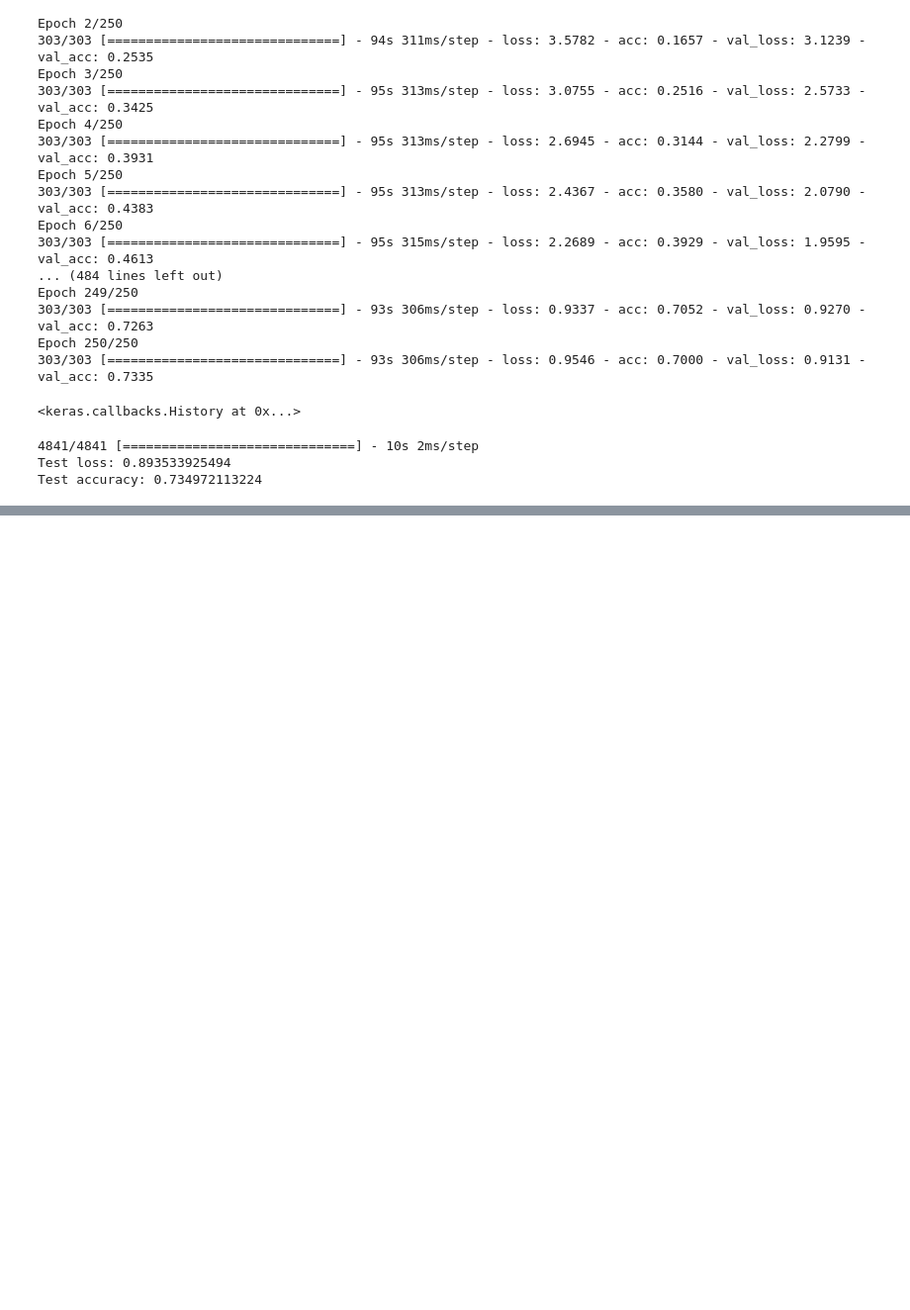
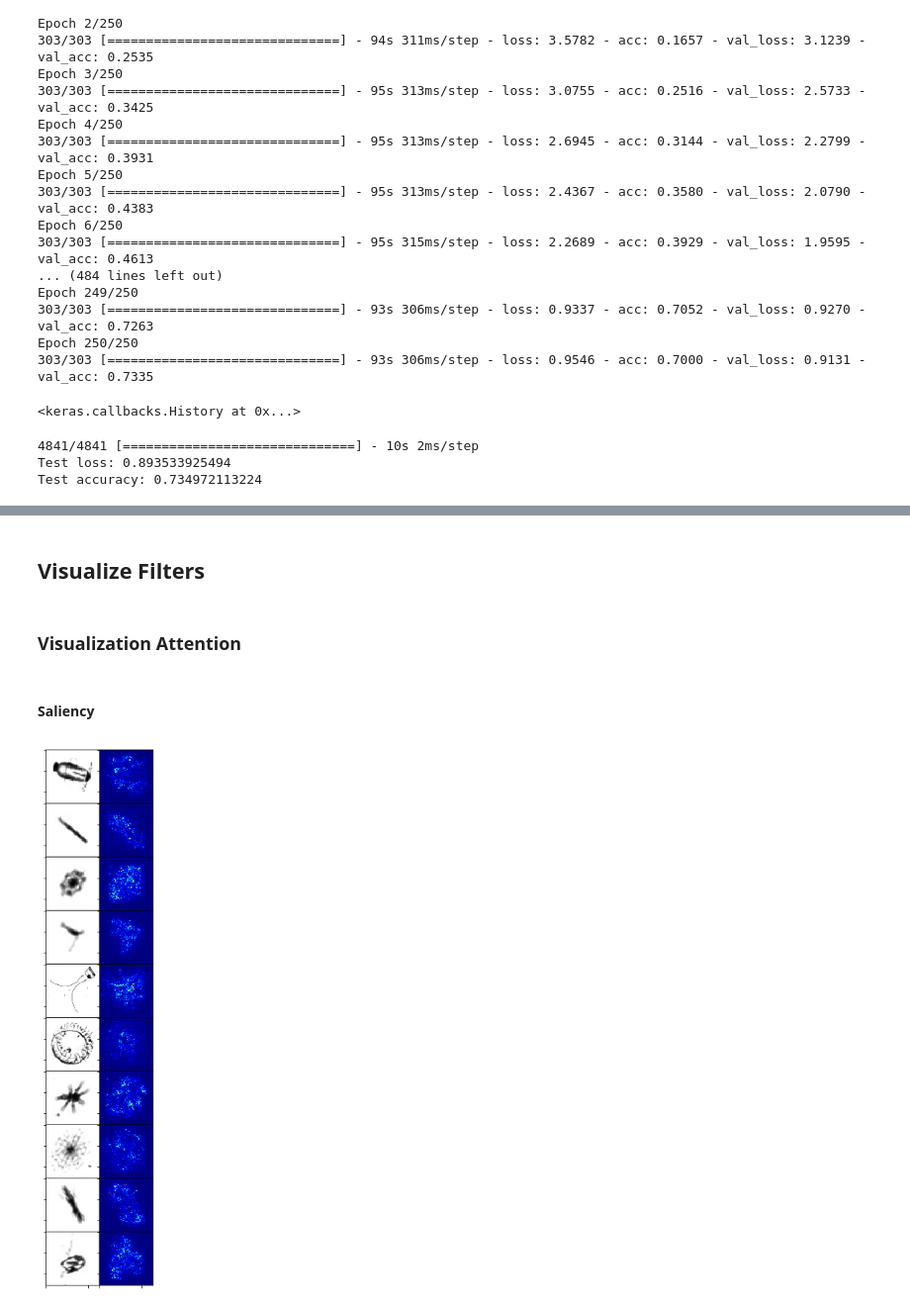
Before and after one commit to Kewind/AML_Kaggle, a Jupyter notebook: AML Notebook.ipynb, the cells around one changed output, grey strips where cells are left out. Shown: that part at 99% size. Saved outputs shown, nothing was run; the diff lists cells and outputs as text; code cells hidden in the pictures; blank space fills up the shorter version.

Commit message:
Added visualizations filters

```diff
--- a/AML Notebook.ipynb
+++ b/AML Notebook.ipynb
@@ -353,0 +366,59 @@ df_submit.to_csv('submission', sep=',', index=False)
+# %% [markdown]
+## Visualize Filters
+# %%
+from keras.models import load_model
+from keras import activations
+from vis.utils import utils
+
+# Load best performing model to visualize its filters
+model = load_model('best_model_checkpoint.hdf5')
+
+# Swap softmax with linear
+layer_idx = -1
+model.layers[layer_idx].activation = activations.linear
+model = utils.apply_modifications(model)
+# %% [markdown]
+### Visualization Attention
+# %% [markdown]
+#### Saliency
+# %%
+from vis.visualization import visualize_saliency
+from matplotlib import gridspec
+
+def plot_saliency(start_class=0, max_items=10):
+    class_idx = start_class
+    layer_idx = -1
+    max_items_plot = max_items
+    figscale = 1
+    nrow = max_items_plot
+    ncol = 2
+
+    fig = plt.figure(figsize=(figscale*(ncol+1), figscale*(nrow+1)))
+    gs = gridspec.GridSpec(nrow, ncol,
+             wspace=0.0, hspace=0.0,
+             top=1.-0.5/(nrow+1), bottom=0.5/(nrow+1),
+         left=0.5/(ncol+1), right=1-0.5/(ncol+1))
+
+
+    for i in range(max_items_plot):
+        indices = np.where(Y[:, class_idx] == 1.)[0]
+        idx = indices[0]
+
+        grads = visualize_saliency(model, layer_idx, filter_indices=class_idx, seed_input=X[idx])
+
+        # Plot with 'jet' colormap to visualize as a heatmap.
+        ax = plt.subplot(gs[i,0])
+        ax.imshow(X[idx].reshape(IMG_SIZE, IMG_SIZE), cmap='gray')
+        ax.set_xticklabels([])
+        ax.set_yticklabels([])
+
+        ax = plt.subplot(gs[i,1])
+        ax.imshow(grads, cmap='jet')
+        ax.set_xticklabels([])
+        ax.set_yticklabels([])
+
+        class_idx += 1
+
+plot_saliency()
+# %% [output]
+[figure, added]
```
Also changed, not shown: parts of 11 cells of this notebook, 1 other file.
